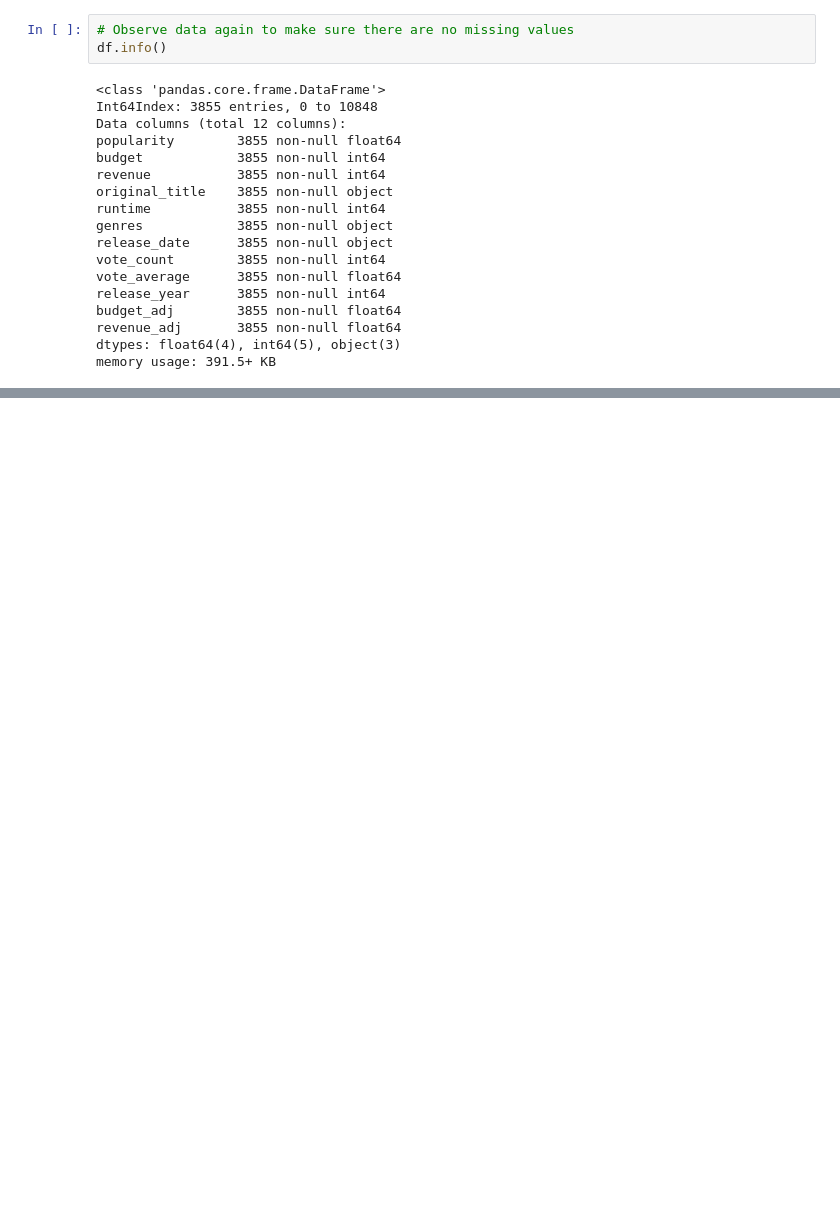
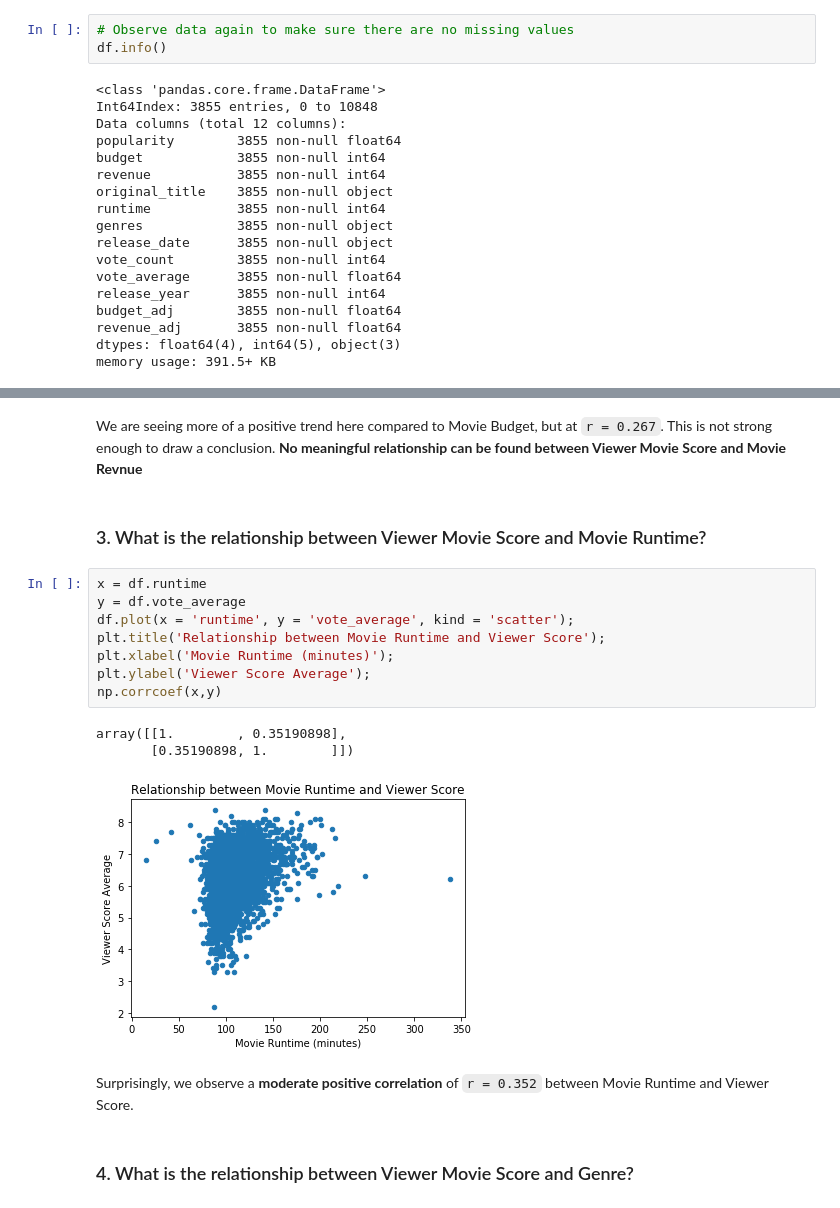
Before and after one commit to pjwseo/Project-1-Investigate-a-Dataset, a Jupyter notebook: Investigate_a_Dataset.ipynb, the cells around one changed output, grey strips where cells are left out. Saved outputs shown, nothing was run; the diff lists cells and outputs as text; blank space fills up the shorter version.

```diff
--- a/Investigate_a_Dataset.ipynb
+++ b/Investigate_a_Dataset.ipynb
@@ -116,0 +141,20 @@ call(['python', '-m', 'nbconvert', 'Investigate_a_Dataset.ipynb'])
+# %% [markdown]
+We are seeing more of a positive trend here compared to Movie Budget, but at `r = 0.267`. This is not strong enough to draw a conclusion. **No meaningful relationship can be found between Viewer Movie Score and Movie Revnue**
+# %% [markdown]
+### 3. What is the relationship between Viewer Movie Score and Movie Runtime?
+# %%
+x = df.runtime
+y = df.vote_average
+df.plot(x = 'runtime', y = 'vote_average', kind = 'scatter');
+plt.title('Relationship between Movie Runtime and Viewer Score');
+plt.xlabel('Movie Runtime (minutes)');
+plt.ylabel('Viewer Score Average');
+np.corrcoef(x,y)
+# %% [output]
+array([[1.        , 0.35190898],
+       [0.35190898, 1.        ]])
+[figure, added]
+# %% [markdown]
+Surprisingly, we observe a **moderate positive correlation** of `r = 0.352` between Movie Runtime and Viewer Score.
+# %% [markdown]
+### 4. What is the relationship between Viewer Movie Score and Genre?
```
Also changed, not shown: parts of 21 cells of this notebook.
